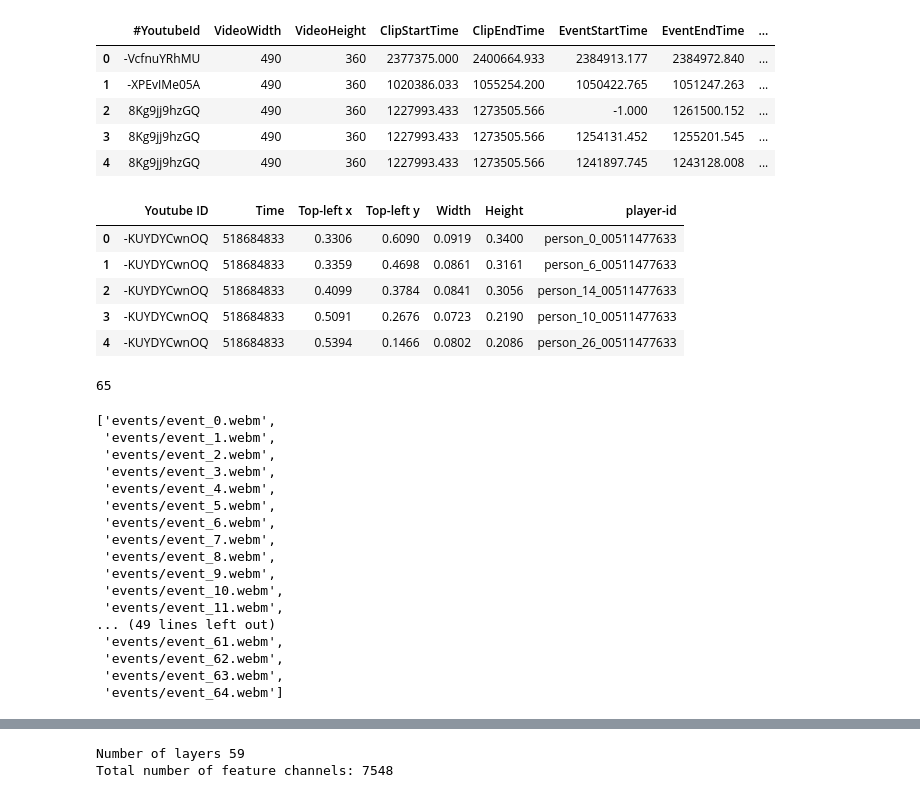
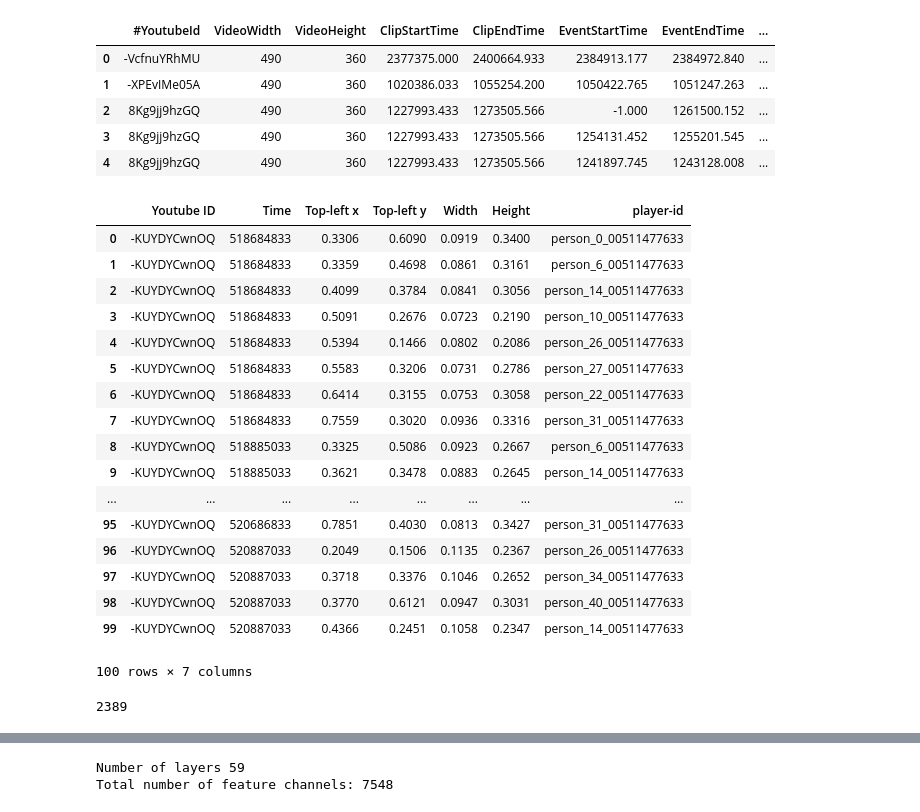
Before and after one commit to atakanguney/computer-vision-term-project, a Jupyter notebook: code/FeatureExtraction.ipynb, the cells around one changed output, grey strips where cells are left out. Cells and saved outputs as stored; diff of their text form; code cells hidden in the pictures.

```diff
--- a/code/FeatureExtraction.ipynb
+++ b/code/FeatureExtraction.ipynb
@@ -22,12 +22,24 @@ event_data.head()
 | 3 | 8Kg9jj9hzGQ | 490 | 360 | 1227993.433 | 1273505.566 | 1254131.452 | 1255201.545 | ... |
 | 4 | 8Kg9jj9hzGQ | 490 | 360 | 1227993.433 | 1273505.566 | 1241897.745 | 1243128.008 | ... |
 # %%
-bbox_data.head()
+bbox_data.head(100)
 # %% [output]
 |  | Youtube ID | Time | Top-left x | Top-left y | Width | Height | player-id |
 | 0 | -KUYDYCwnOQ | 518684833 | 0.3306 | 0.6090 | 0.0919 | 0.3400 | person_0_00511477633 |
 | 1 | -KUYDYCwnOQ | 518684833 | 0.3359 | 0.4698 | 0.0861 | 0.3161 | person_6_00511477633 |
 | 2 | -KUYDYCwnOQ | 518684833 | 0.4099 | 0.3784 | 0.0841 | 0.3056 | person_14_00511477633 |
 | 3 | -KUYDYCwnOQ | 518684833 | 0.5091 | 0.2676 | 0.0723 | 0.2190 | person_10_00511477633 |
 | 4 | -KUYDYCwnOQ | 518684833 | 0.5394 | 0.1466 | 0.0802 | 0.2086 | person_26_00511477633 |
+| 5 | -KUYDYCwnOQ | 518684833 | 0.5583 | 0.3206 | 0.0731 | 0.2786 | person_27_00511477633 |
+| 6 | -KUYDYCwnOQ | 518684833 | 0.6414 | 0.3155 | 0.0753 | 0.3058 | person_22_00511477633 |
+| 7 | -KUYDYCwnOQ | 518684833 | 0.7559 | 0.3020 | 0.0936 | 0.3316 | person_31_00511477633 |
+| 8 | -KUYDYCwnOQ | 518885033 | 0.3325 | 0.5086 | 0.0923 | 0.2667 | person_6_00511477633 |
+| 9 | -KUYDYCwnOQ | 518885033 | 0.3621 | 0.3478 | 0.0883 | 0.2645 | person_14_00511477633 |
+| ... | ... | ... | ... | ... | ... | ... | ... |
+| 95 | -KUYDYCwnOQ | 520686833 | 0.7851 | 0.4030 | 0.0813 | 0.3427 | person_31_00511477633 |
+| 96 | -KUYDYCwnOQ | 520887033 | 0.2049 | 0.1506 | 0.1135 | 0.2367 | person_26_00511477633 |
+| 97 | -KUYDYCwnOQ | 520887033 | 0.3718 | 0.3376 | 0.1046 | 0.2652 | person_34_00511477633 |
+| 98 | -KUYDYCwnOQ | 520887033 | 0.3770 | 0.6121 | 0.0947 | 0.3031 | person_40_00511477633 |
+| 99 | -KUYDYCwnOQ | 520887033 | 0.4366 | 0.2451 | 0.1058 | 0.2347 | person_14_00511477633 |
+100 rows × 7 columns
 # %%
@@ -35,7 +47,7 @@ video_id = "-XPEvIMe05A"
 # %%
 import os
 # %%
-len(os.listdir("events"))
+len(os.listdir("../data/events"))
 # %% [output]
-65
+2389
 # %%
@@ -45,20 +58,2 @@ video_data = event_data[event_data["#YoutubeId"] == video_id]
 # %%
-events_paths
+events_paths = sorted(events_paths)
-# %% [output]
-['events/event_0.webm',
- 'events/event_1.webm',
- 'events/event_2.webm',
- 'events/event_3.webm',
- 'events/event_4.webm',
- 'events/event_5.webm',
- 'events/event_6.webm',
- 'events/event_7.webm',
- 'events/event_8.webm',
- 'events/event_9.webm',
- 'events/event_10.webm',
- 'events/event_11.webm',
-... (49 lines left out)
- 'events/event_61.webm',
- 'events/event_62.webm',
- 'events/event_63.webm',
- 'events/event_64.webm']
```
Also changed, not shown: parts of 24 cells of this notebook, 4 other files.
